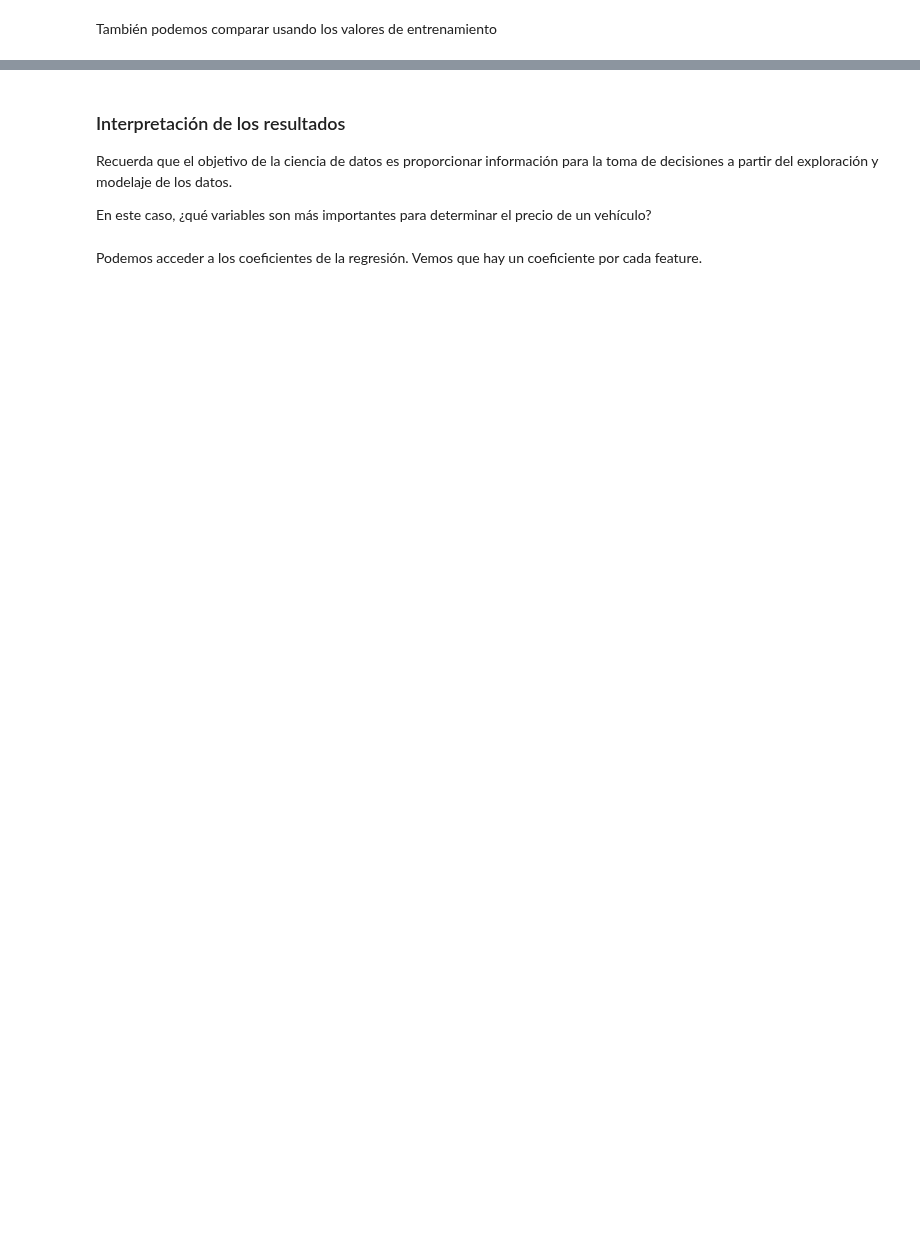
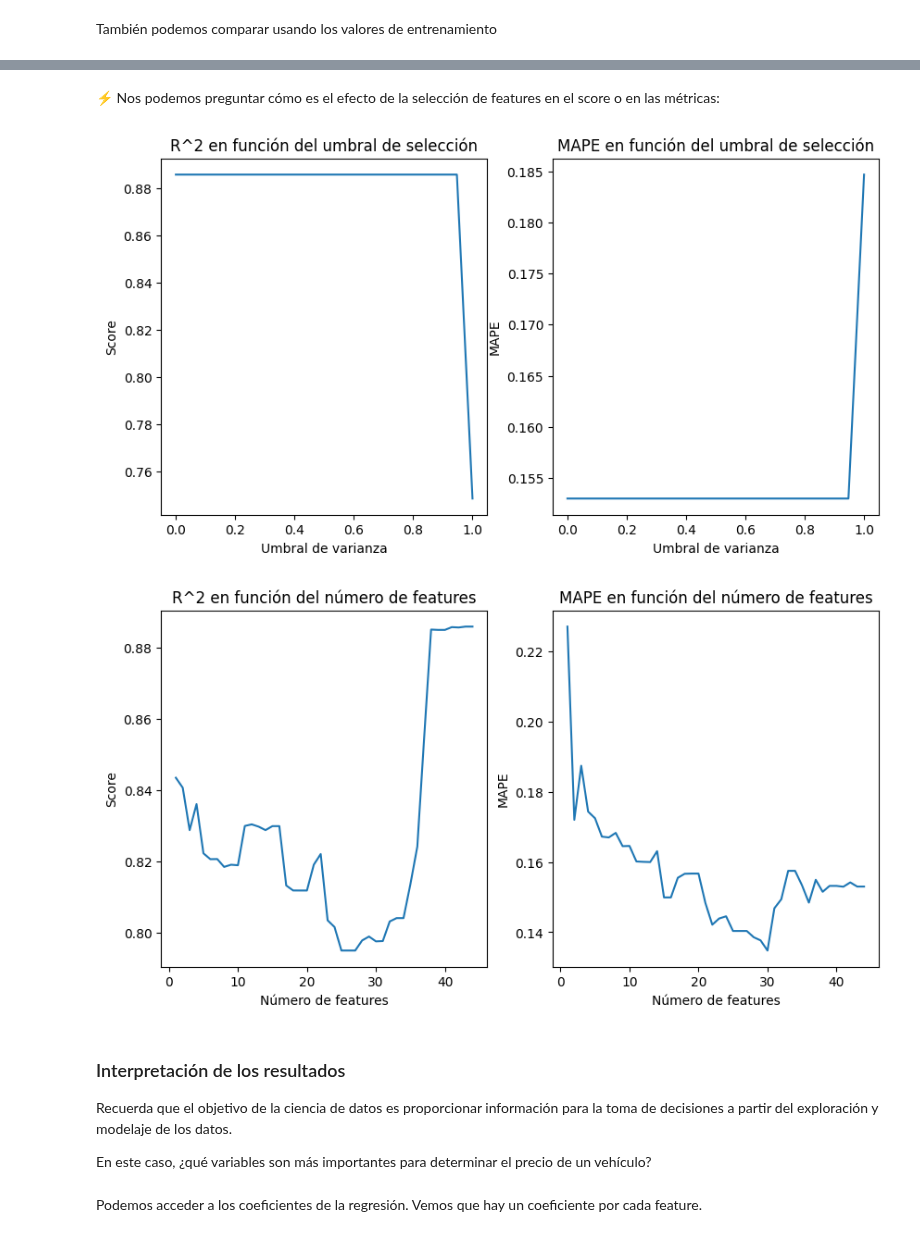
Before and after one commit to DCDPUAEM/DCDP, a Jupyter notebook: 03 Machine Learning/notebooks/03-Regression.ipynb, the cells around one changed output, grey strips where cells are left out. Saved outputs shown, nothing was run; the diff lists cells and outputs as text; code cells hidden in the pictures; blank space fills up the shorter version.

```diff
--- a/03 Machine Learning/notebooks/03-Regression.ipynb
+++ b/03 Machine Learning/notebooks/03-Regression.ipynb
@@ -673,3 +925,74 @@ print(f"MAPE en el conjunto de entrenamiento: {mean_absolute_percentage_error(y_
+# %% [markdown]
+⚡ Nos podemos preguntar cómo es el efecto de la selección de features en el score o en las métricas:
+# %%
+# @title
+from sklearn.model_selection import train_test_split
+from sklearn.preprocessing import StandardScaler
+from sklearn.linear_model import LinearRegression
+from sklearn.metrics import mean_absolute_percentage_error
+from sklearn.feature_selection import VarianceThreshold, SelectKBest
+from sklearn.feature_selection import f_regression
+
+X_train, X_test, y_train, y_test = train_test_split(X,y, train_size=0.8, random_state=4595)
+scaler = StandardScaler()
+X_train_scl = scaler.fit_transform(X_train)
+X_test_scl = scaler.transform(X_test)
+
+umbrales = np.linspace(0,1,num=20)
+ks = list(range(1,X_train.shape[1]))
+scores = []
+mapes = []
+
+for umbral in umbrales:
+    selector = VarianceThreshold(umbral)
+    X_train_sel = selector.fit_transform(X_train_scl)
+    X_test_sel = selector.transform(X_test_scl)
+    lr = LinearRegression()
+    lr.fit(X_train_sel, y_train)
+    y_pred = lr.predict(X_test_sel)
+    scores.append(lr.score(X_test_sel,y_test))
+    mapes.append(mean_absolute_percentage_error(y_test,y_pred))
+
+plt.figure(figsize=(10,5))
+plt.subplot(1,2,1)
+plt.title("R^2 en función del umbral de selección")
+plt.plot(umbrales,scores)
+plt.xlabel("Umbral de varianza")
+plt.ylabel("Score")
+plt.subplot(1,2,2)
+plt.title("MAPE en función del umbral de selección")
+plt.plot(umbrales,mapes)
+plt.xlabel("Umbral de varianza")
+plt.ylabel("MAPE")
+plt.show()
+
+scores = []
+mapes = []
+for k in ks:
+    selector = SelectKBest(score_func=f_regression, k=k)
+    X_train_sel = selector.fit_transform(X_train_scl, y_train)
+    X_test_sel = selector.transform(X_test_scl)
+    lr = LinearRegression()
+    lr.fit(X_train_sel, y_train)
+    y_pred = lr.predict(X_test_sel)
+    scores.append(lr.score(X_test_sel,y_test))
+    mapes.append(mean_absolute_percentage_error(y_test,y_pred))
+
+plt.figure(figsize=(10,5))
+plt.subplot(1,2,1)
+plt.title("R^2 en función del número de features")
+plt.plot(ks,scores)
+plt.xlabel("Número de features")
+plt.ylabel("Score")
+plt.subplot(1,2,2)
+plt.title("MAPE en función del número de features")
+plt.plot(ks,mapes)
+plt.xlabel("Número de features")
+plt.ylabel("MAPE")
+plt.show()
+# %% [output]
+[figure, added]
+[figure, added]
 # %% [markdown]
 ### Interpretación de los resultados
 
```
Also changed, not shown: parts of 89 cells of this notebook, 2 other files.
